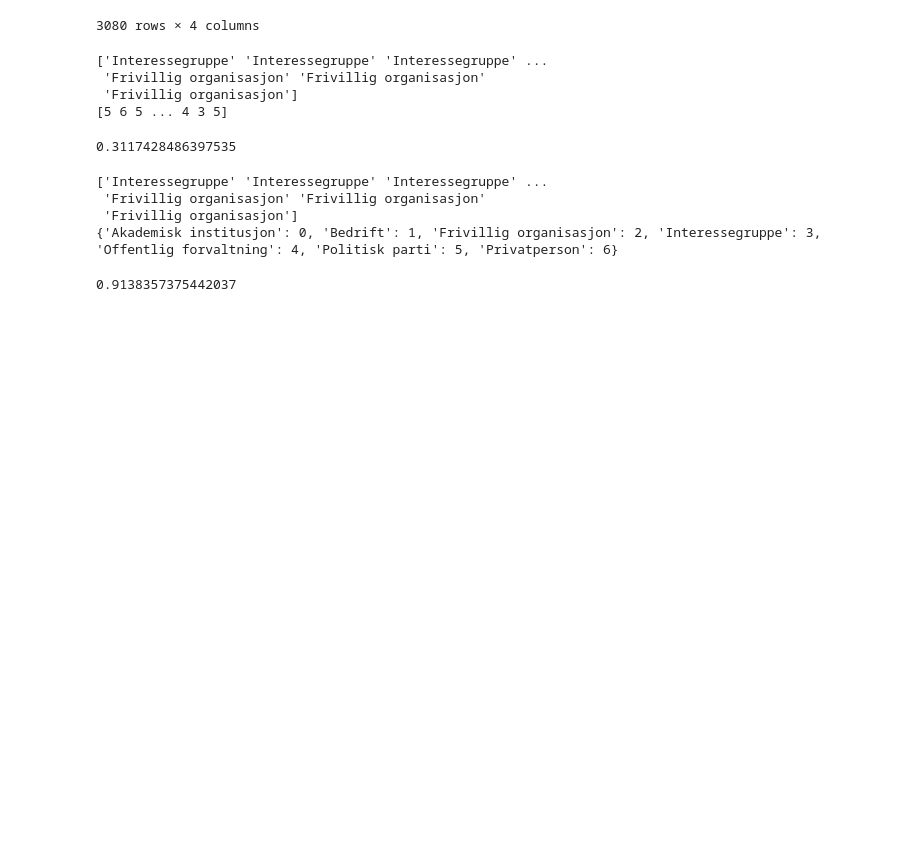
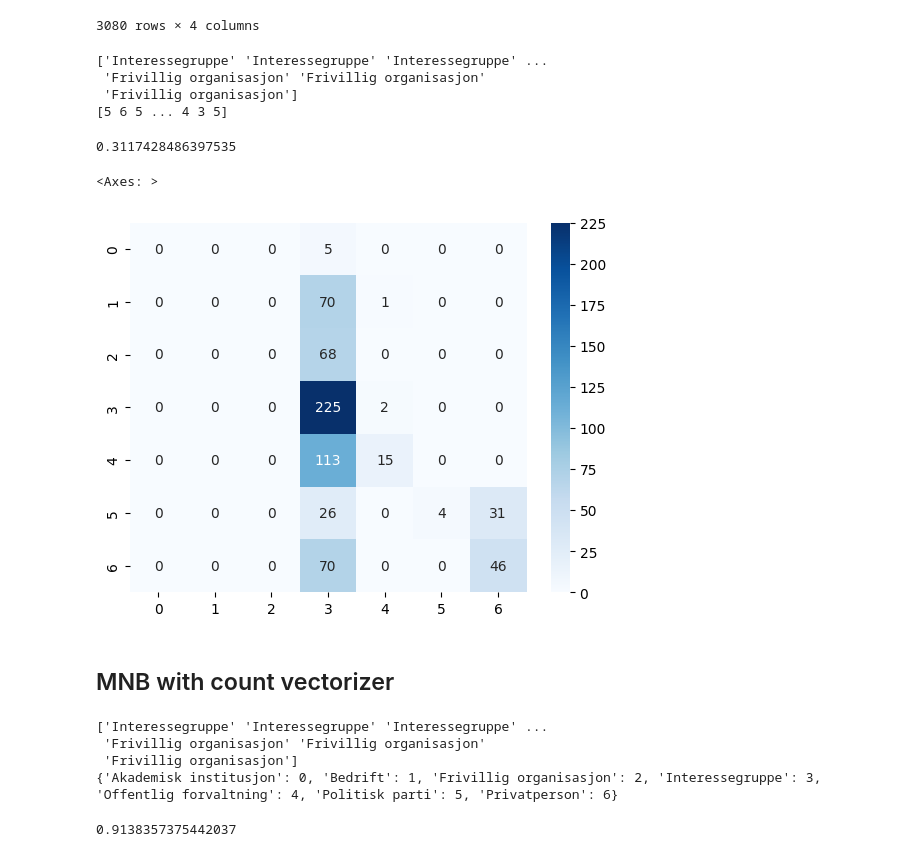
Before and after one commit to henriklarsen28/ArgumentMiningNOUs, a Jupyter notebook: src/notebooks/naive_bayes_classifier.ipynb, the cells around one changed output. Saved outputs shown, nothing was run; the diff lists cells and outputs as text; code cells hidden in the pictures; blank space fills up the shorter version.

```diff
--- a/src/notebooks/naive_bayes_classifier.ipynb
+++ b/src/notebooks/naive_bayes_classifier.ipynb
@@ -31,14 +31,10 @@ df.loc[300:]
 def accuracy(y_true, y_pred):
     return np.mean(y_true == y_pred)
 # %%
-
-
-
-
 vector = TfidfVectorizer()
 
-X = vector.fit_transform(df["arguments"])
-y = df["actor_label"].to_numpy()
+X = vector.fit_transform(df["text"])
+y = df["label"].to_numpy()
 print(y)
 
 # Convert labels to numbers
@@ -65,3 +61,19 @@ y_pred = y_pred.reshape(-1, 1)
 print(accuracy(y_test, y_pred))
 # %% [output]
 0.3117428486397535
+# %%
+# Convert ids to labels
+def ids_to_labels(y, id2label):
+
+    labels = [id2label[i] for i in np.unique(y)]
+
+
+# Confusion matrix
+conf_mat = confusion_matrix(y_test, y_pred)
+labels = [id2label[i] for i in np.unique(y)]
+sns.heatmap(conf_mat, annot=True, fmt='d', cmap='Blues')
+# %% [output]
+<Axes: >
+[figure, added]
+# %% [markdown]
+## MNB with count vectorizer
```
Also changed, not shown: parts of 4 cells of this notebook, 6 other files.
